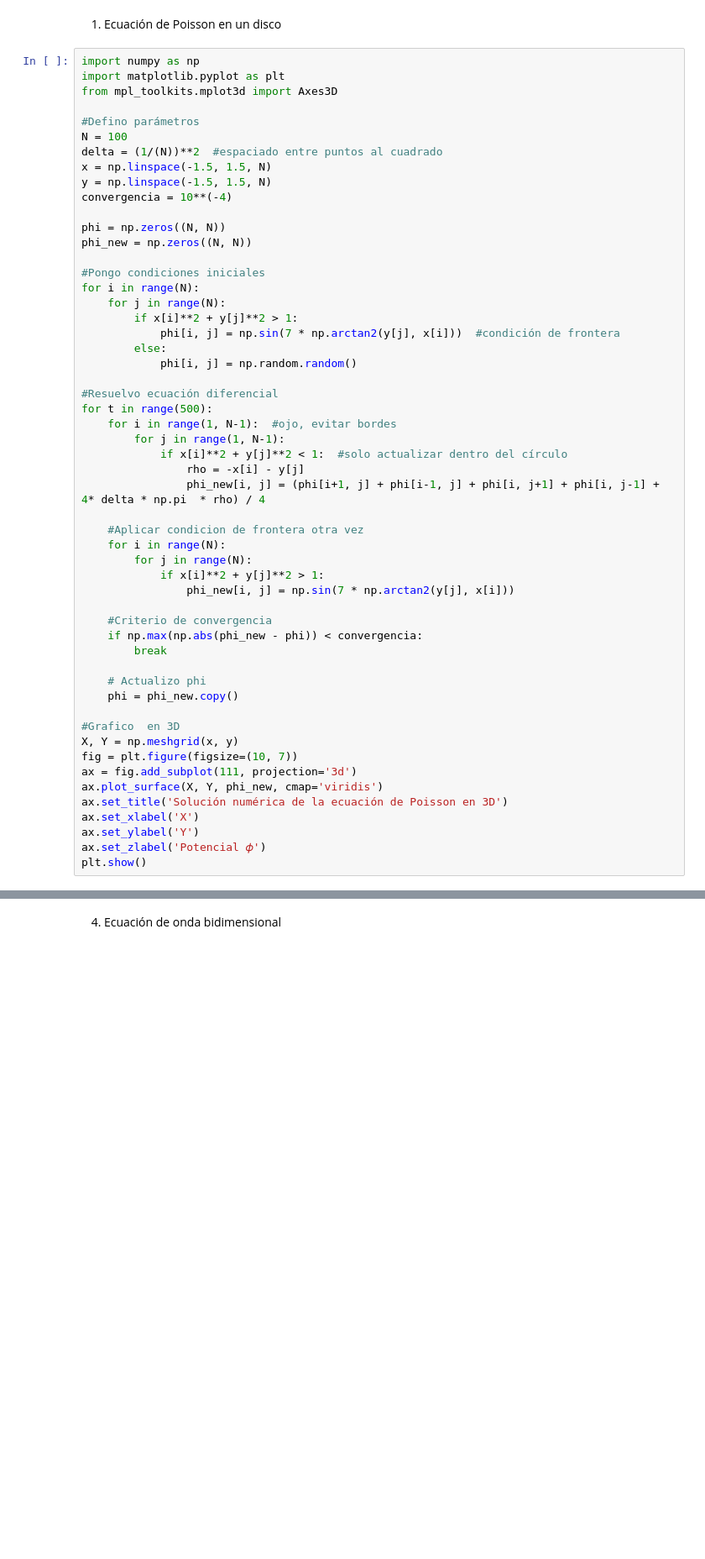
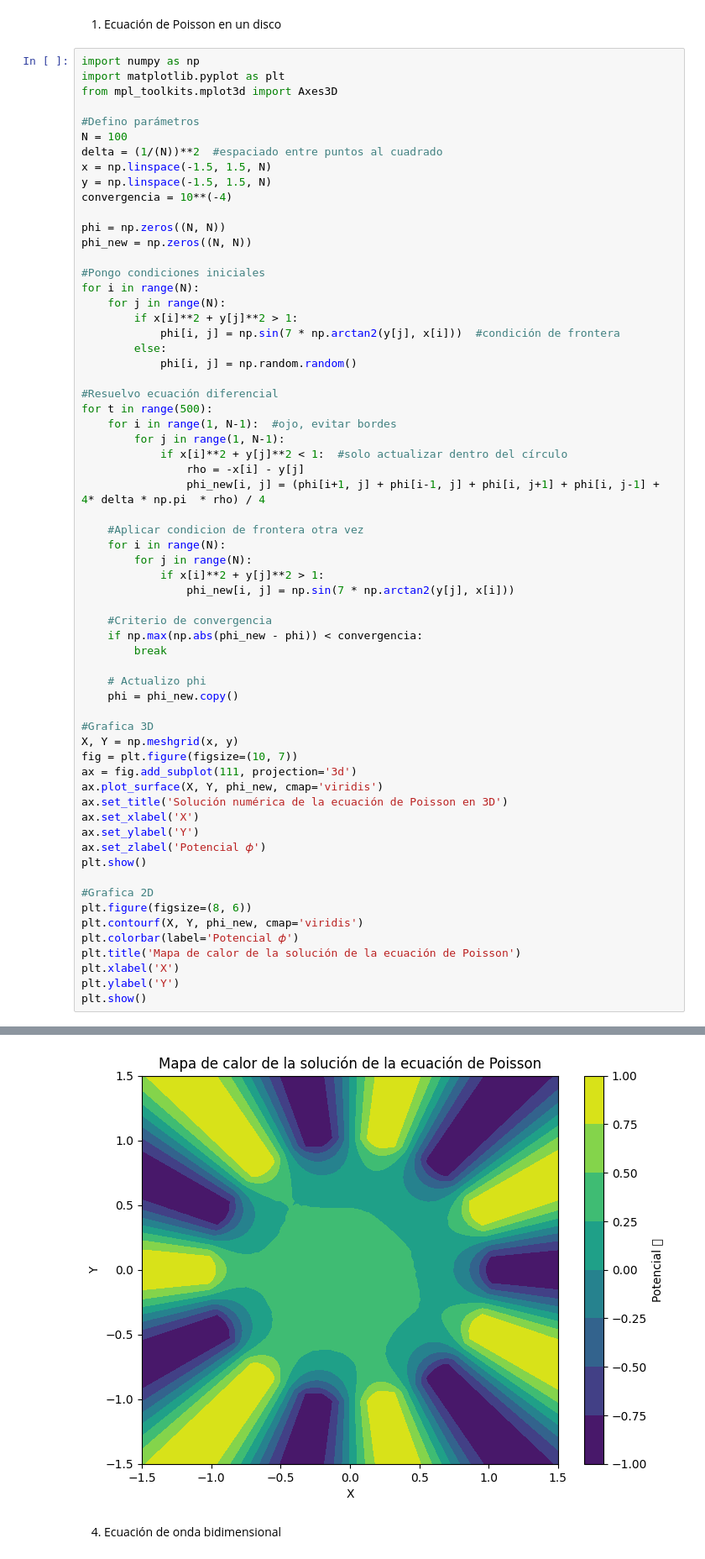
Before and after one commit to sarchilagomez1/MetodosComputacionales2-Fuentes-Archila, a Jupyter notebook: Taller4_fuentesarchila.ipynb, the cells around one changed output, grey strips where cells are left out. Shown at 84% size. Saved outputs shown, nothing was run; the diff lists cells and outputs as text; blank space fills up the shorter version.

```diff
--- a/Taller4_fuentesarchila.ipynb
+++ b/Taller4_fuentesarchila.ipynb
@@ -32,34 +32,44 @@ for t in range(500):
     for i in range(1, N-1):  #ojo, evitar bordes
         for j in range(1, N-1):
             if x[i]**2 + y[j]**2 < 1:  #solo actualizar dentro del círculo
                 rho = -x[i] - y[j]
                 phi_new[i, j] = (phi[i+1, j] + phi[i-1, j] + phi[i, j+1] + phi[i, j-1] + 4* delta * np.pi  * rho) / 4
 
     #Aplicar condicion de frontera otra vez
     for i in range(N):
         for j in range(N):
             if x[i]**2 + y[j]**2 > 1:
                 phi_new[i, j] = np.sin(7 * np.arctan2(y[j], x[i]))
 
     #Criterio de convergencia
     if np.max(np.abs(phi_new - phi)) < convergencia:
         break
 
     # Actualizo phi
     phi = phi_new.copy()
 
-#Grafico  en 3D
+#Grafica 3D
 X, Y = np.meshgrid(x, y)
 fig = plt.figure(figsize=(10, 7))
 ax = fig.add_subplot(111, projection='3d')
 ax.plot_surface(X, Y, phi_new, cmap='viridis')
 ax.set_title('Solución numérica de la ecuación de Poisson en 3D')
 ax.set_xlabel('X')
 ax.set_ylabel('Y')
 ax.set_zlabel('Potencial 𝜙')
 plt.show()
+
+#Grafica 2D
+plt.figure(figsize=(8, 6))
+plt.contourf(X, Y, phi_new, cmap='viridis')
+plt.colorbar(label='Potencial 𝜙')
+plt.title('Mapa de calor de la solución de la ecuación de Poisson')
+plt.xlabel('X')
+plt.ylabel('Y')
+plt.show()
 # %% [output]
 [figure]
+[figure, added]
 # %% [markdown]
 4. Ecuación de onda bidimensional
 # %%
```
Also changed, not shown: parts of 1 cell of this notebook, 1 other file.
